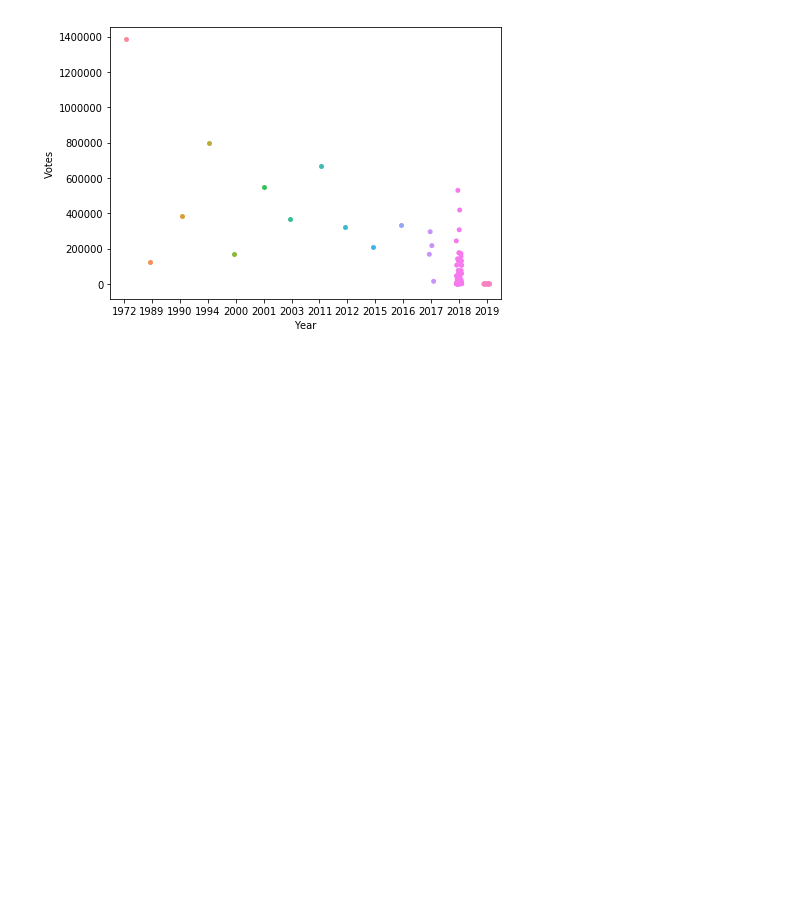
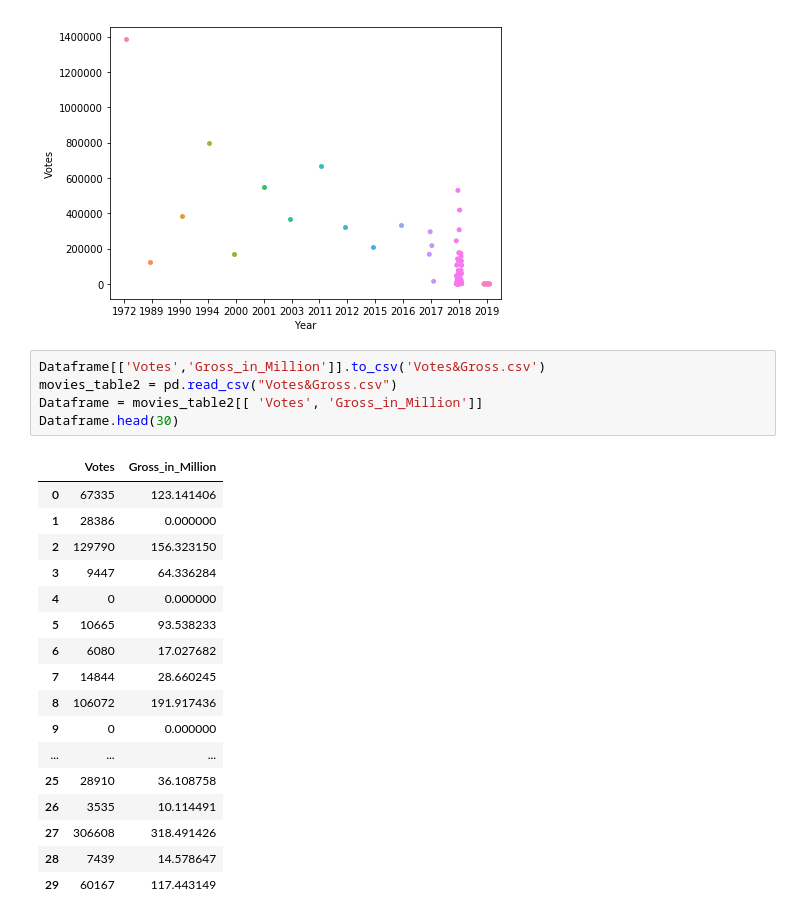
Before and after one commit to qh2197/XueBa-tools-project, a Jupyter notebook: Xueba Project.ipynb, the cells around one changed output. Saved outputs shown, nothing was run; the diff lists cells and outputs as text; blank space fills up the shorter version.

```diff
--- a/Xueba Project.ipynb
+++ b/Xueba Project.ipynb
@@ -186,3 +186,26 @@ sns.stripplot(x = 'Year', y = 'Votes', data = Dataframe)
 # %% [output]
 <matplotlib.axes._subplots.AxesSubplot at 0x...>
 [figure]
+# %%
+Dataframe[['Votes','Gross_in_Million']].to_csv('Votes&Gross.csv')
+movies_table2 = pd.read_csv("Votes&Gross.csv")
+Dataframe = movies_table2[[ 'Votes', 'Gross_in_Million']]
+Dataframe.head(30)
+# %% [output]
+|  | Votes | Gross_in_Million |
+| 0 | 67335 | 123.141406 |
+| 1 | 28386 | 0.000000 |
+| 2 | 129790 | 156.323150 |
+| 3 | 9447 | 64.336284 |
+| 4 | 0 | 0.000000 |
+| 5 | 10665 | 93.538233 |
+| 6 | 6080 | 17.027682 |
+| 7 | 14844 | 28.660245 |
+| 8 | 106072 | 191.917436 |
+| 9 | 0 | 0.000000 |
+| ... | ... | ... |
+| 25 | 28910 | 36.108758 |
+| 26 | 3535 | 10.114491 |
+| 27 | 306608 | 318.491426 |
+| 28 | 7439 | 14.578647 |
+| 29 | 60167 | 117.443149 |
```
Also changed, not shown: parts of 2 cells of this notebook.
